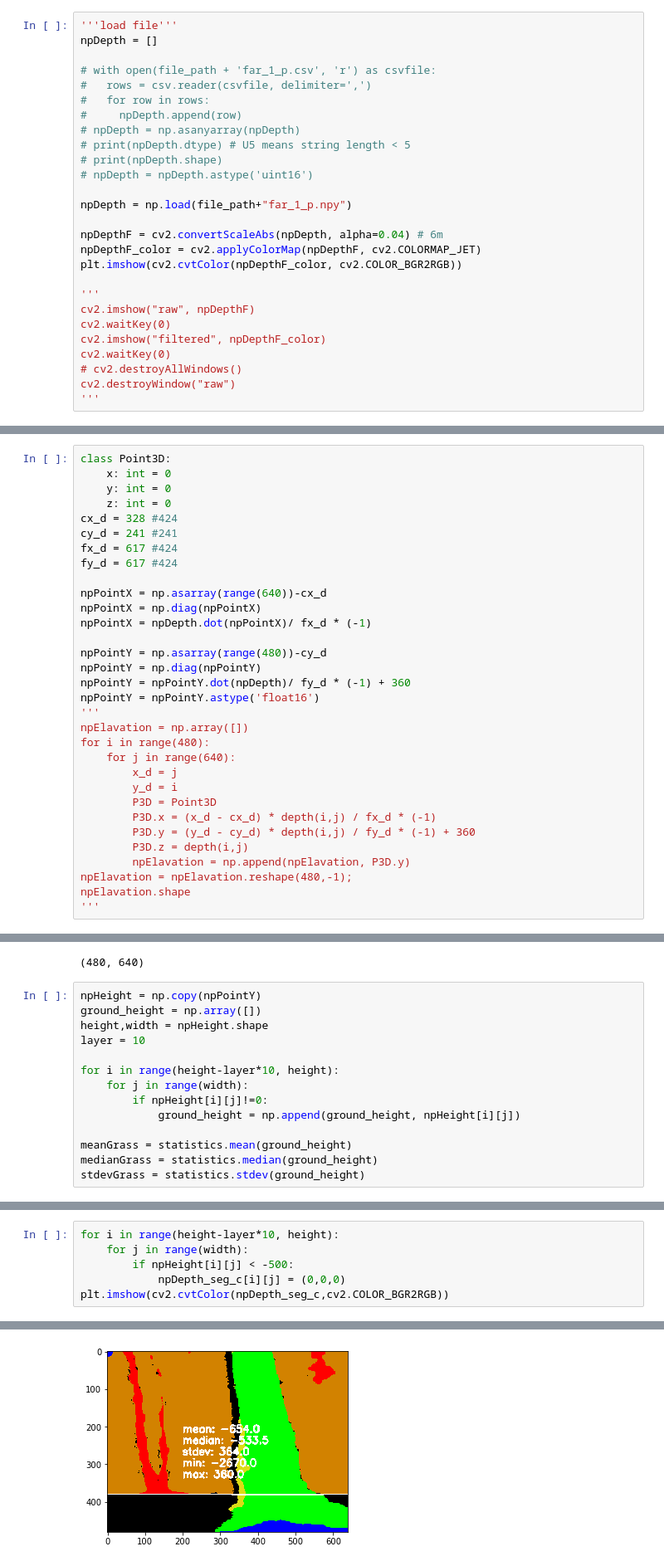
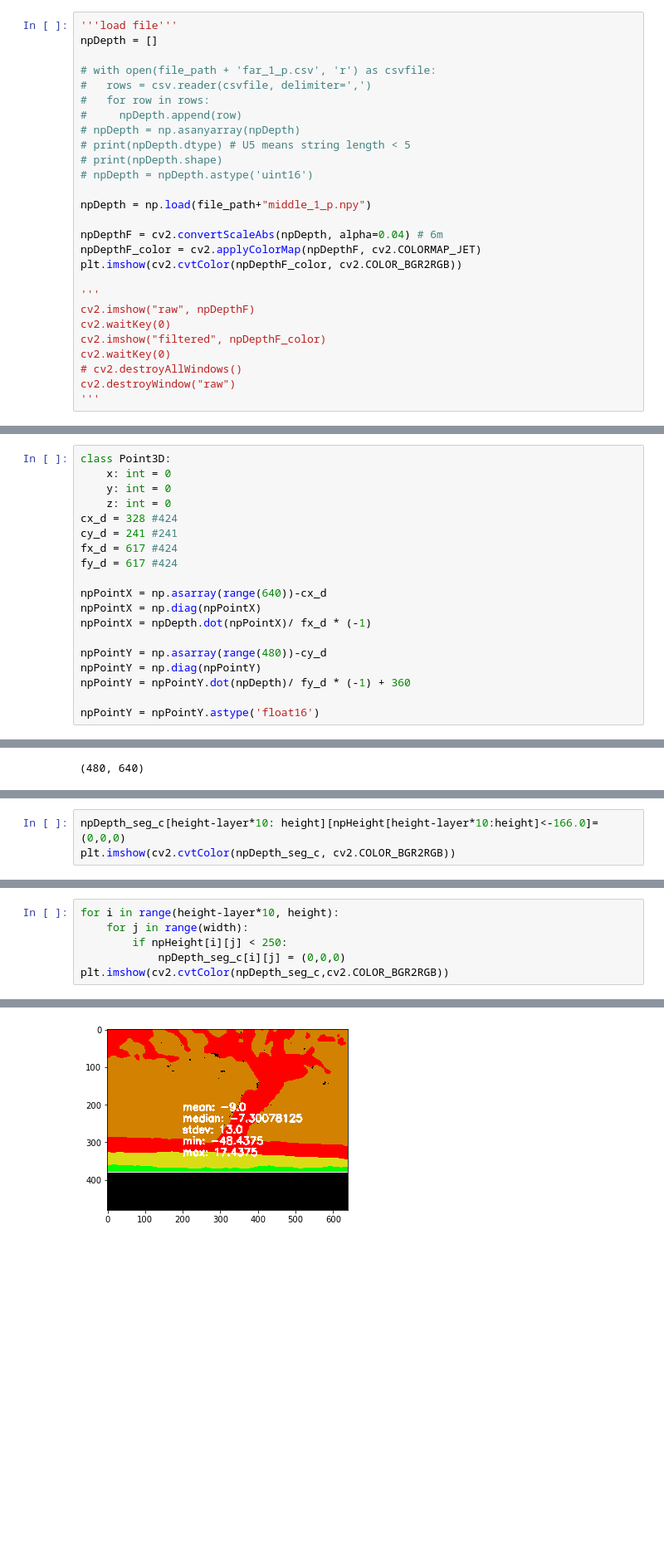
Before and after one commit to wowyunDBL/depth_app, a Jupyter notebook: jupyterNotebook/ground_subtr_npy.ipynb, the cells around one changed output, grey strips where cells are left out. Shown at 83% size. Drawn from its saved outputs; the diff is of its cells as text; blank space fills up the shorter version.

```diff
--- a/jupyterNotebook/ground_subtr_npy.ipynb
+++ b/jupyterNotebook/ground_subtr_npy.ipynb
@@ -36,7 +37,7 @@ npDepth = []
 # print(npDepth.shape)
 # npDepth = npDepth.astype('uint16')
 
-npDepth = np.load(file_path+"far_1_p.npy")
+npDepth = np.load(file_path+"middle_1_p.npy")
 
 npDepthF = cv2.convertScaleAbs(npDepth, alpha=0.04) # 6m
 npDepthF_color = cv2.applyColorMap(npDepthF, cv2.COLORMAP_JET)
@@ -90,18 +91,5 @@ npPointX = npDepth.dot(npPointX)/ fx_d * (-1)
 npPointY = np.asarray(range(480))-cy_d
 npPointY = np.diag(npPointY)
 npPointY = npPointY.dot(npDepth)/ fy_d * (-1) + 360
+
 npPointY = npPointY.astype('float16')
-'''
-npElavation = np.array([])
-for i in range(480):
-    for j in range(640):
-        x_d = j
-        y_d = i
-        P3D = Point3D
-        P3D.x = (x_d - cx_d) * depth(i,j) / fx_d * (-1)
-        P3D.y = (y_d - cy_d) * depth(i,j) / fy_d * (-1) + 360
-        P3D.z = depth(i,j)
-        npElavation = np.append(npElavation, P3D.y)
-npElavation = npElavation.reshape(480,-1);
-npElavation.shape
-'''
@@ -125,17 +111,3 @@ fig3.colorbar(surf, shrink=0.5, aspect=5)
 plt.show()
 # %% [output]
 (480, 640)
-# %%
-npHeight = np.copy(npPointY)
-ground_height = np.array([])
-height,width = npHeight.shape
-layer = 10
-
-for i in range(height-layer*10, height):
-    for j in range(width):
-        if npHeight[i][j]!=0:
-            ground_height = np.append(ground_height, npHeight[i][j])
-
-meanGrass = statistics.mean(ground_height)
-medianGrass = statistics.median(ground_height)
-stdevGrass = statistics.stdev(ground_height)
@@ -185,0 +170,3 @@ plt.imshow(cv2.cvtColor(npDepth_seg_c, cv2.COLOR_BGR2RGB))
+# %%
+npDepth_seg_c[height-layer*10: height][npHeight[height-layer*10:height]<-166.0]=(0,0,0)
+plt.imshow(cv2.cvtColor(npDepth_seg_c, cv2.COLOR_BGR2RGB))
@@ -197,12 +187,12 @@ plt.show()
 # %%
 for i in range(height-layer*10, height):
     for j in range(width):
-        if npHeight[i][j] < -500:
+        if npHeight[i][j] < 250:
             npDepth_seg_c[i][j] = (0,0,0)
 plt.imshow(cv2.cvtColor(npDepth_seg_c,cv2.COLOR_BGR2RGB))
 # %% [output]
 <matplotlib.image.AxesImage at 0x...>
-[figure, old version]
+[figure, new version]
 # %%
 npHeight_copy = np.copy(npHeight)
 npHeight_copy = npHeight_copy.astype('float32')
```
Also changed, not shown: parts of 8 cells of this notebook.
